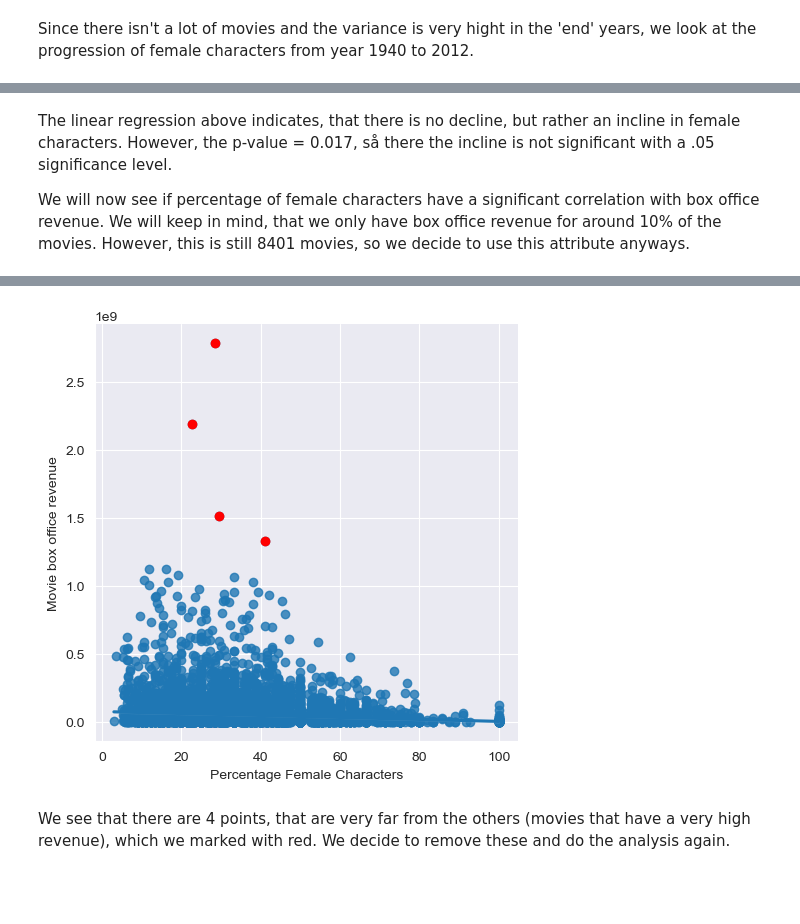
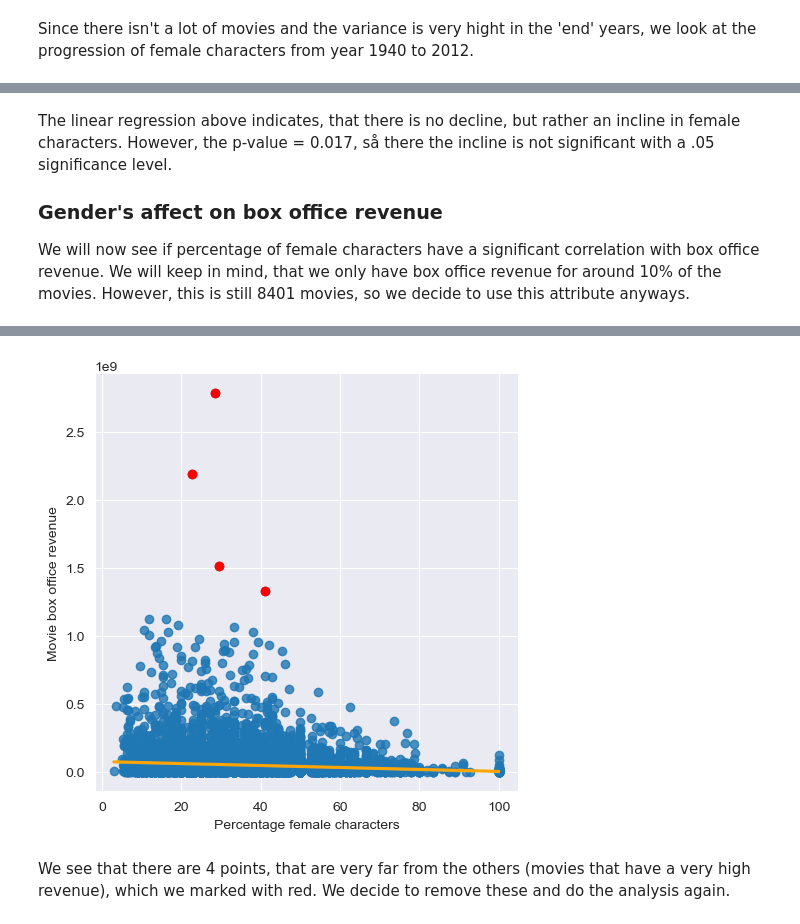
Before and after one commit to epfl-ada/ada-2023-project-byggemandbob, a Jupyter notebook: scratch/sofie.ipynb, the cells around one changed output, grey strips where cells are left out. Saved outputs shown, nothing was run; the diff lists cells and outputs as text; code cells hidden in the pictures; blank space fills up the shorter version.

```diff
--- a/scratch/sofie.ipynb
+++ b/scratch/sofie.ipynb
@@ -353,22 +400,0 @@ percentage_female.columns = ['Wikipedia Movie ID', 'Percentage Female Characters
-# %%
-# Merge dataframes
-percentage_female_with_year = pd.merge(percentage_female, movie_metadata, on='Wikipedia Movie ID', how='left')
-
-# Calculate female percentage pr. year and make into a data frame with column 'Movie release year' and 'Percentage Female Characters'
-percentage_female_per_year = percentage_female_with_year.groupby('Movie release year')['Percentage Female Characters'].mean()
-percentage_female_per_year = percentage_female_per_year.reset_index(name="Percentage Female Characters")
-percentage_female_per_year['Movie release year'] = pd.to_numeric(percentage_female_per_year['Movie release year'], errors='coerce').astype(float)
-
-sns.lmplot(x='Movie release year', y="Percentage Female Characters", data=percentage_female_per_year)
-
-# Perform linear regression
-X = percentage_female_per_year['Movie release year']
-X = sm.add_constant(X)  # Add an intercept term
-y = percentage_female_per_year["Percentage Female Characters"]
-
-model = sm.OLS(y, X).fit()
-
-# Print the regression summary
-print(model.summary())
-
-plt.show()
@@ -443,20 +450,22 @@ strong multicollinearity or other numerical problems.
 # %% [markdown]
 The linear regression above indicates, that there is no decline, but rather an incline in female characters. However, the p-value = 0.017, så there the incline is not significant with a .05 significance level.
 
+### Gender's affect on box office revenue
+
 We will now see if percentage of female characters have a significant correlation with box office revenue. We will keep in mind, that we only have box office revenue for around 10% of the movies. However, this is still 8401 movies, so we decide to use this attribute anyways.
 # %%
 # Drop rows with missing values
-percentage_female_with_year_nona = percentage_female_with_year[['Movie box office revenue', 'Percentage Female Characters']].dropna()
+percentage_female_with_year_nona = percentage_female_with_year[['Movie box office revenue', 'Percentage female characters']].dropna()
 
 # Create a scatterplot with a regression line
-sns.lmplot(x="Percentage Female Characters", y="Movie box office revenue", data=percentage_female_with_year_nona)
+sns.lmplot(x="Percentage female characters", y="Movie box office revenue", data=percentage_female_with_year_nona, line_kws={'color': 'orange'})
 
 # color outlier
 marked_dots = percentage_female_with_year_nona[percentage_female_with_year_nona["Movie box office revenue"] > 1.3e+09]
-plt.scatter(marked_dots['Percentage Female Characters'], marked_dots['Movie box office revenue'] , c='red')
+plt.scatter(marked_dots['Percentage female characters'], marked_dots['Movie box office revenue'] , c='red')
 
 # Perform linear regression
-X = percentage_female_with_year_nona["Percentage Female Characters"]
+X = percentage_female_with_year_nona["Percentage female characters"]
 X = sm.add_constant(X)  # Add an intercept term
 y = percentage_female_with_year_nona["Movie box office revenue"]
 
@@ -477,14 +486,14 @@ Time:                              15:03:25   Log-Likelihood:            -1.5541
 No. Observations:                      7778   AIC:                         3.108e+05
 Df Residuals:                          7776   BIC:                         3.108e+05
 Df Model:                                 1
 Covariance Type:                  nonrobust
 ================================================================================================
 ... (9 lines left out)
 ==============================================================================
 
 Notes:
 [1] Standard Errors assume that the covariance matrix of the errors is correctly specified.
-[figure, old version]
+[figure, new version]
 # %% [markdown]
 We see that there are 4 points, that are very far from the others (movies that have a very high revenue), which we marked with red. We decide to remove these and do the analysis again.
 # %%
```
Also changed, not shown: parts of 21 cells of this notebook.
